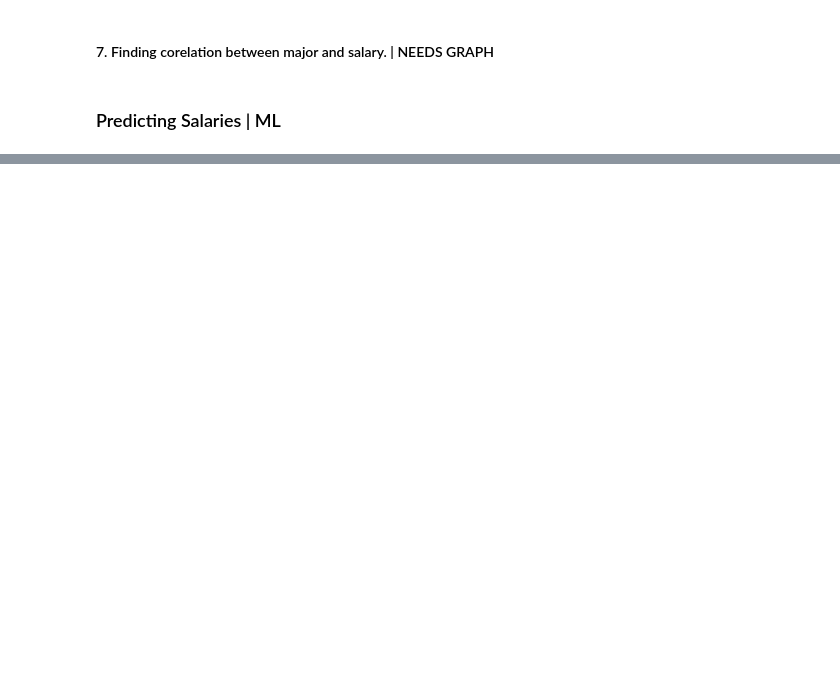
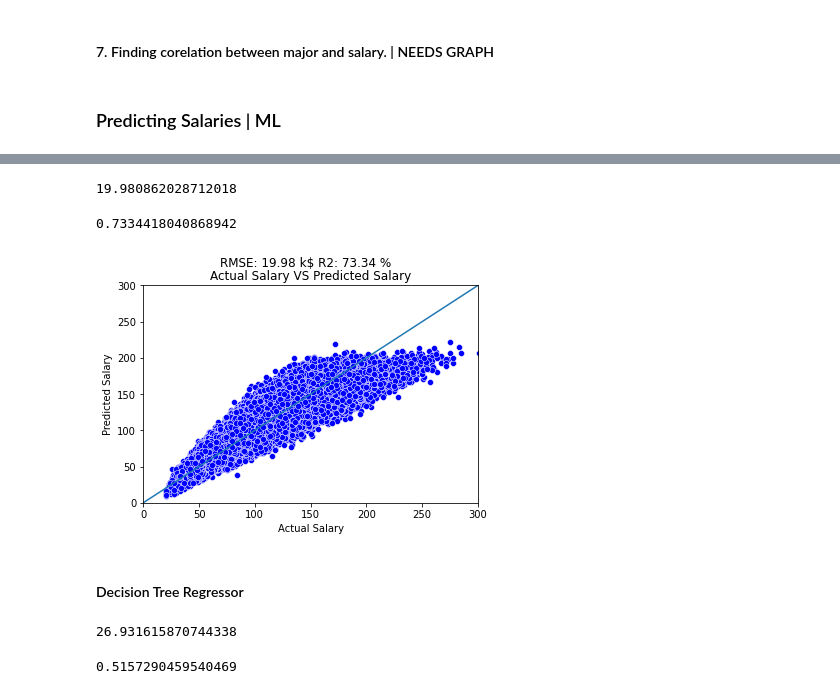
Before and after one commit to v-apor/BIA678-project, a Jupyter notebook: BIA678_Project_spark.ipynb, the cells around one changed output, grey strips where cells are left out. Drawn from its saved outputs; the diff is of its cells as text; code cells hidden in the pictures; blank space fills up the shorter version.

Commit message:
Added more regression models
+ Linear Regression
+ Decision Trees Regression
+ Random Forest Regression

```diff
--- a/BIA678_Project_spark.ipynb
+++ b/BIA678_Project_spark.ipynb
@@ -475,0 +485,29 @@ train, test = data.randomSplit([0.95, 0.05])
+# %%
+predicted_salary = model.transform(test)
+# %%
+evaluator = RegressionEvaluator(labelCol="salary", predictionCol="prediction", metricName="rmse")
+rmse = evaluator.evaluate(predicted_salary)
+rmse
+# %% [output]
+19.980862028712018
+# %%
+evaluator = RegressionEvaluator(labelCol="salary", predictionCol="prediction", metricName="r2")
+r2 = evaluator.evaluate(predicted_salary)
+r2
+# %% [output]
+0.7334418040868942
+# %%
+rf_results = predicted_salary.toPandas()
+# %%
+sns.scatterplot(x='salary', y='prediction', data=rf_results, color='blue')
+plt.plot([0, 300], [0, 300])
+plt.axis([0, 300, 0, 300])
+plt.xlabel('Actual Salary')
+plt.ylabel('Predicted Salary')
+plt.suptitle("RMSE: {:.2f} k$ R2: {:.2f} %".format(rmse, r2*100))
+plt.title('Actual Salary VS Predicted Salary')
+plt.show()
+# %% [output]
+[figure, added]
+# %% [markdown]
+#### Decision Tree Regressor
@@ -475,0 +520,12 @@ train, test = data.randomSplit([0.95, 0.05])
+# %%
+evaluator = RegressionEvaluator(labelCol="salary", predictionCol="prediction", metricName="rmse")
+rmse = evaluator.evaluate(predicted_salary)
+rmse
+# %% [output]
+26.931615870744338
+# %%
+evaluator = RegressionEvaluator(labelCol="salary", predictionCol="prediction", metricName="r2")
+r2 = evaluator.evaluate(predicted_salary)
+r2
+# %% [output]
+0.5157290459540469
```
Also changed, not shown: parts of 29 cells of this notebook.
